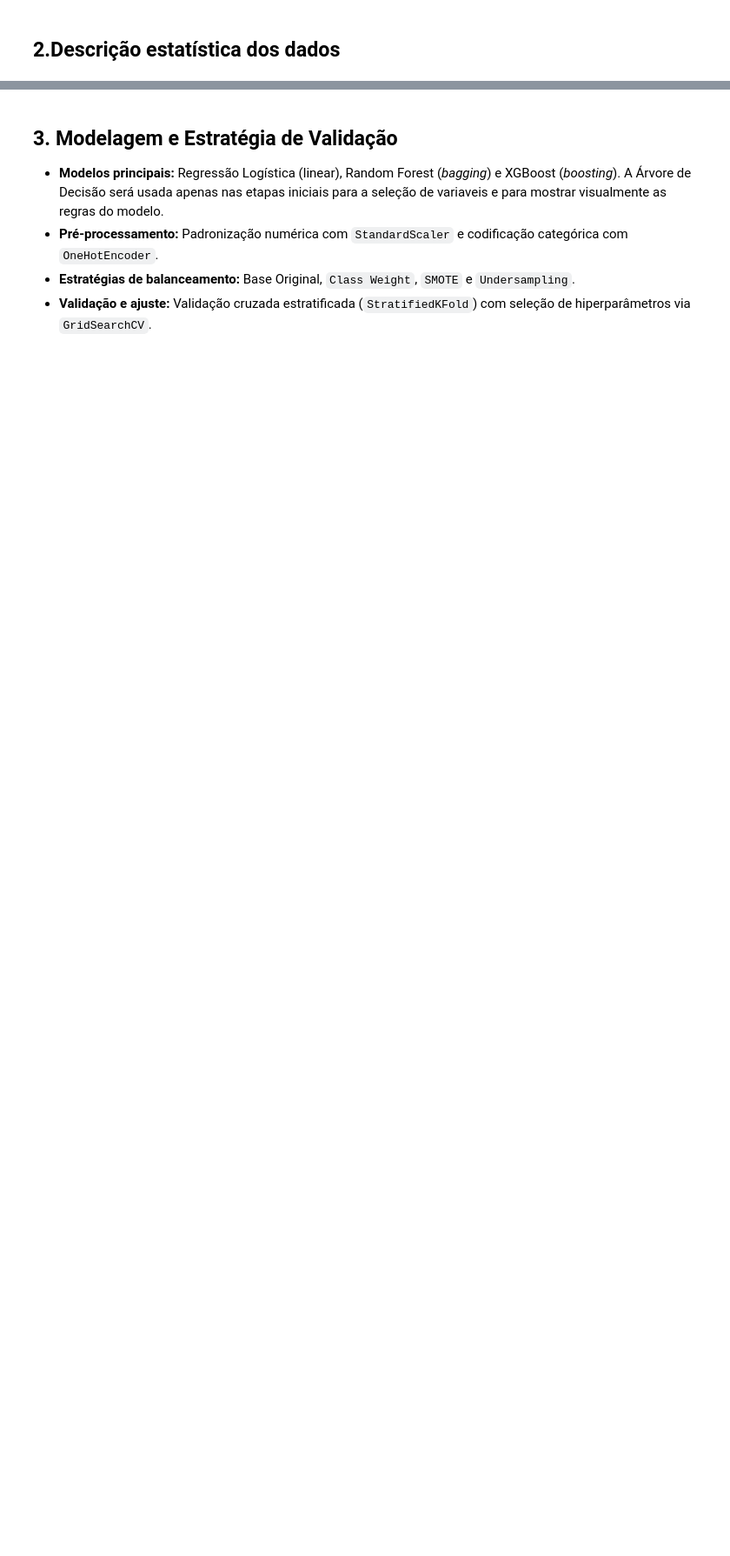
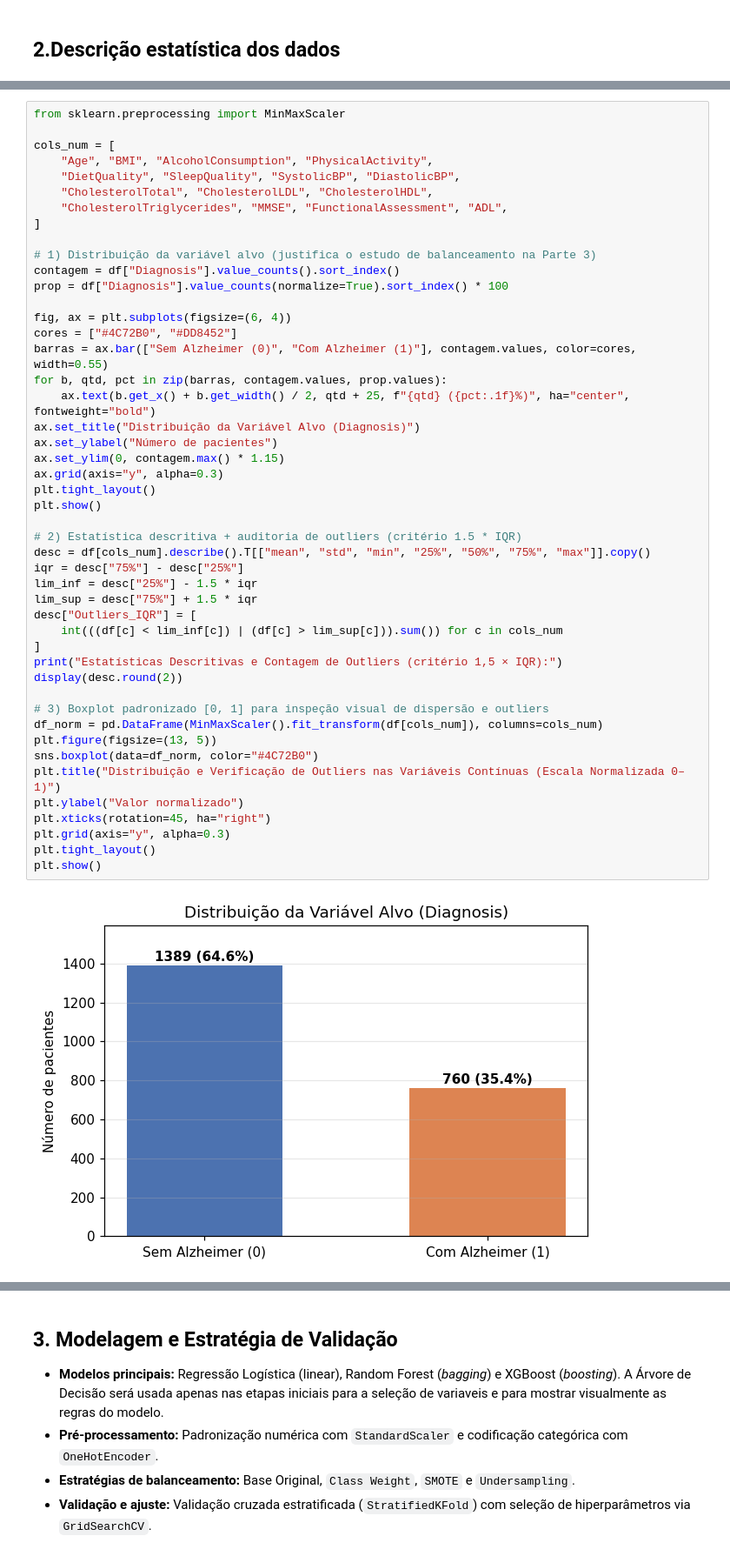
Before and after one commit to muriloferreira26032007-png/intro-data-science, a Jupyter notebook: projeto_final.ipynb, the cells around one changed output, grey strips where cells are left out. Shown at 87% size. Saved outputs shown, nothing was run; the diff lists cells and outputs as text; blank space fills up the shorter version.

```diff
--- a/projeto_final.ipynb
+++ b/projeto_final.ipynb
@@ -138,0 +128,49 @@ dtype: object
+# %%
+from sklearn.preprocessing import MinMaxScaler
+
+cols_num = [
+    "Age", "BMI", "AlcoholConsumption", "PhysicalActivity",
+    "DietQuality", "SleepQuality", "SystolicBP", "DiastolicBP",
+    "CholesterolTotal", "CholesterolLDL", "CholesterolHDL",
+    "CholesterolTriglycerides", "MMSE", "FunctionalAssessment", "ADL",
+]
+
+# 1) Distribuição da variável alvo (justifica o estudo de balanceamento na Parte 3)
+contagem = df["Diagnosis"].value_counts().sort_index()
+prop = df["Diagnosis"].value_counts(normalize=True).sort_index() * 100
+
+fig, ax = plt.subplots(figsize=(6, 4))
+cores = ["#4C72B0", "#DD8452"]
+barras = ax.bar(["Sem Alzheimer (0)", "Com Alzheimer (1)"], contagem.values, color=cores, width=0.55)
+for b, qtd, pct in zip(barras, contagem.values, prop.values):
+    ax.text(b.get_x() + b.get_width() / 2, qtd + 25, f"{qtd} ({pct:.1f}%)", ha="center", fontweight="bold")
+ax.set_title("Distribuição da Variável Alvo (Diagnosis)")
+ax.set_ylabel("Número de pacientes")
+ax.set_ylim(0, contagem.max() * 1.15)
+ax.grid(axis="y", alpha=0.3)
+plt.tight_layout()
+plt.show()
+
+# 2) Estatística descritiva + auditoria de outliers (critério 1.5 * IQR)
+desc = df[cols_num].describe().T[["mean", "std", "min", "25%", "50%", "75%", "max"]].copy()
+iqr = desc["75%"] - desc["25%"]
+lim_inf = desc["25%"] - 1.5 * iqr
+lim_sup = desc["75%"] + 1.5 * iqr
+desc["Outliers_IQR"] = [
+    int(((df[c] < lim_inf[c]) | (df[c] > lim_sup[c])).sum()) for c in cols_num
+]
+print("Estatísticas Descritivas e Contagem de Outliers (critério 1,5 × IQR):")
+display(desc.round(2))
+
+# 3) Boxplot padronizado [0, 1] para inspeção visual de dispersão e outliers
+df_norm = pd.DataFrame(MinMaxScaler().fit_transform(df[cols_num]), columns=cols_num)
+plt.figure(figsize=(13, 5))
+sns.boxplot(data=df_norm, color="#4C72B0")
+plt.title("Distribuição e Verificação de Outliers nas Variáveis Contínuas (Escala Normalizada 0–1)")
+plt.ylabel("Valor normalizado")
+plt.xticks(rotation=45, ha="right")
+plt.grid(axis="y", alpha=0.3)
+plt.tight_layout()
+plt.show()
+# %% [output]
+[figure, added]
```
Also changed, not shown: parts of 34 cells of this notebook.
